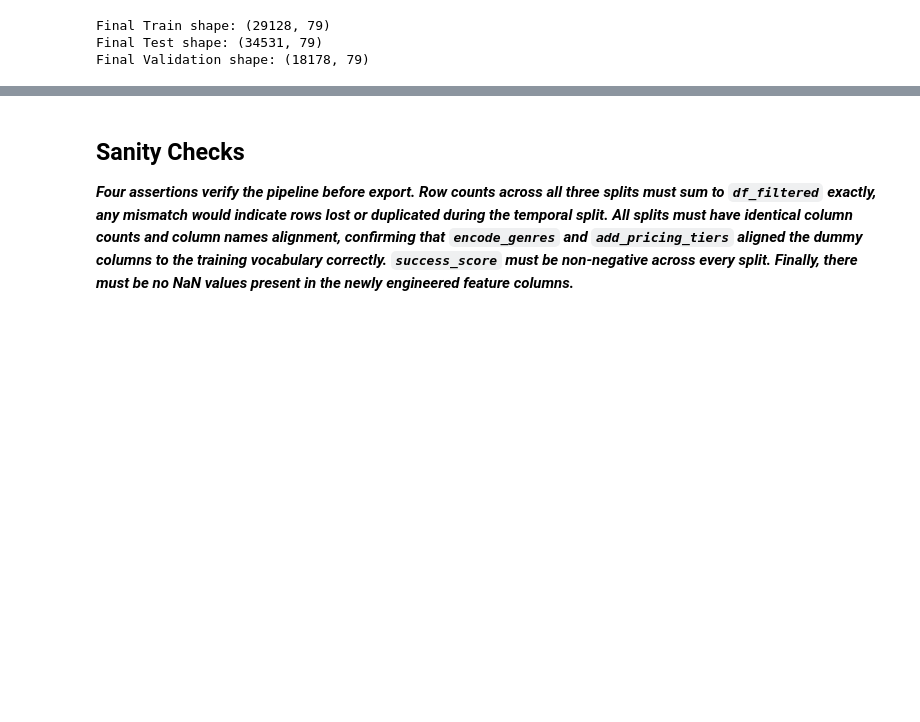
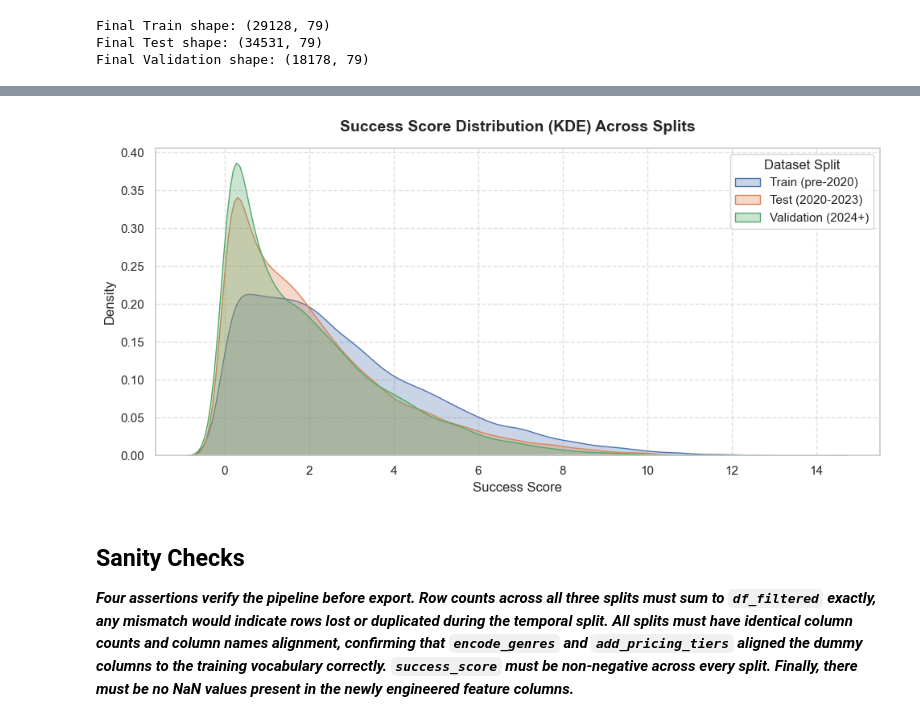
Before and after one commit to haoran-png/Predicting-Video-Game-Commercial-Success-on-Steam, a Jupyter notebook: notebook/04_cleaning_final.ipynb, the cells around one changed output, grey strips where cells are left out. Cells and saved outputs as stored; diff of their text form; code cells hidden in the pictures; blank space fills up the shorter version.

```diff
--- a/notebook/04_cleaning_final.ipynb
+++ b/notebook/04_cleaning_final.ipynb
@@ -214,3 +244,17 @@ Final Validation shape: (18178, 79)
+# %%
+plt.figure(figsize=(10, 5))
+sns.kdeplot(data=train_df, x='success_score', label='Train (pre-2020)', fill=True, alpha=0.3)
+sns.kdeplot(data=test_df, x='success_score', label='Test (2020-2023)', fill=True, alpha=0.3)
+sns.kdeplot(data=val_df, x='success_score', label='Validation (2024+)', fill=True, alpha=0.3)
+plt.title('Success Score Distribution (KDE) Across Splits', fontsize=14, fontweight='bold', pad=15)
+plt.xlabel('Success Score', fontsize=12)
+plt.ylabel('Density', fontsize=12)
+plt.grid(True, linestyle='--', alpha=0.6)
+plt.legend(title='Dataset Split', frameon=True)
+plt.tight_layout()
+plt.show()
+# %% [output]
+[figure, added]
 # %% [markdown]
 ## Sanity Checks
 
```
Also changed, not shown: parts of 2 cells of this notebook.
